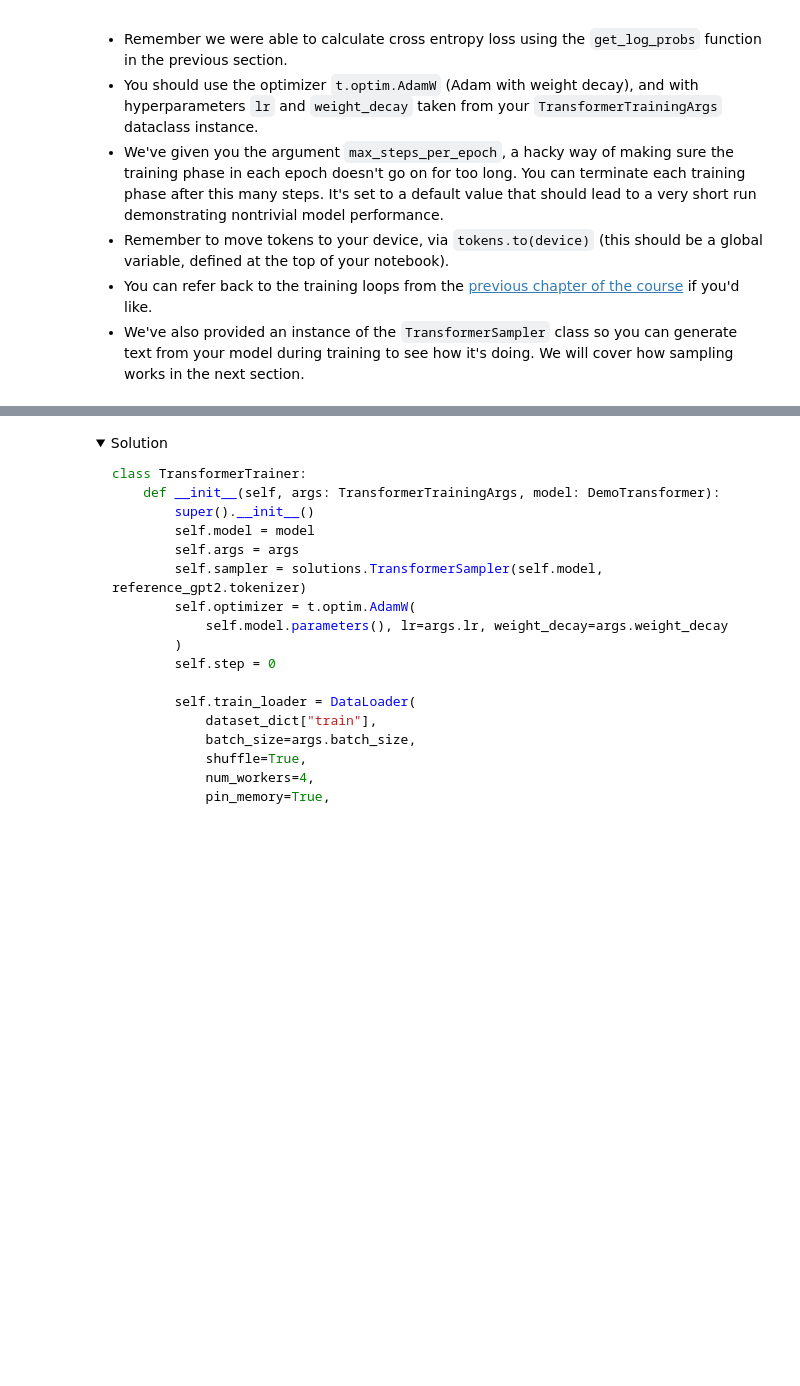
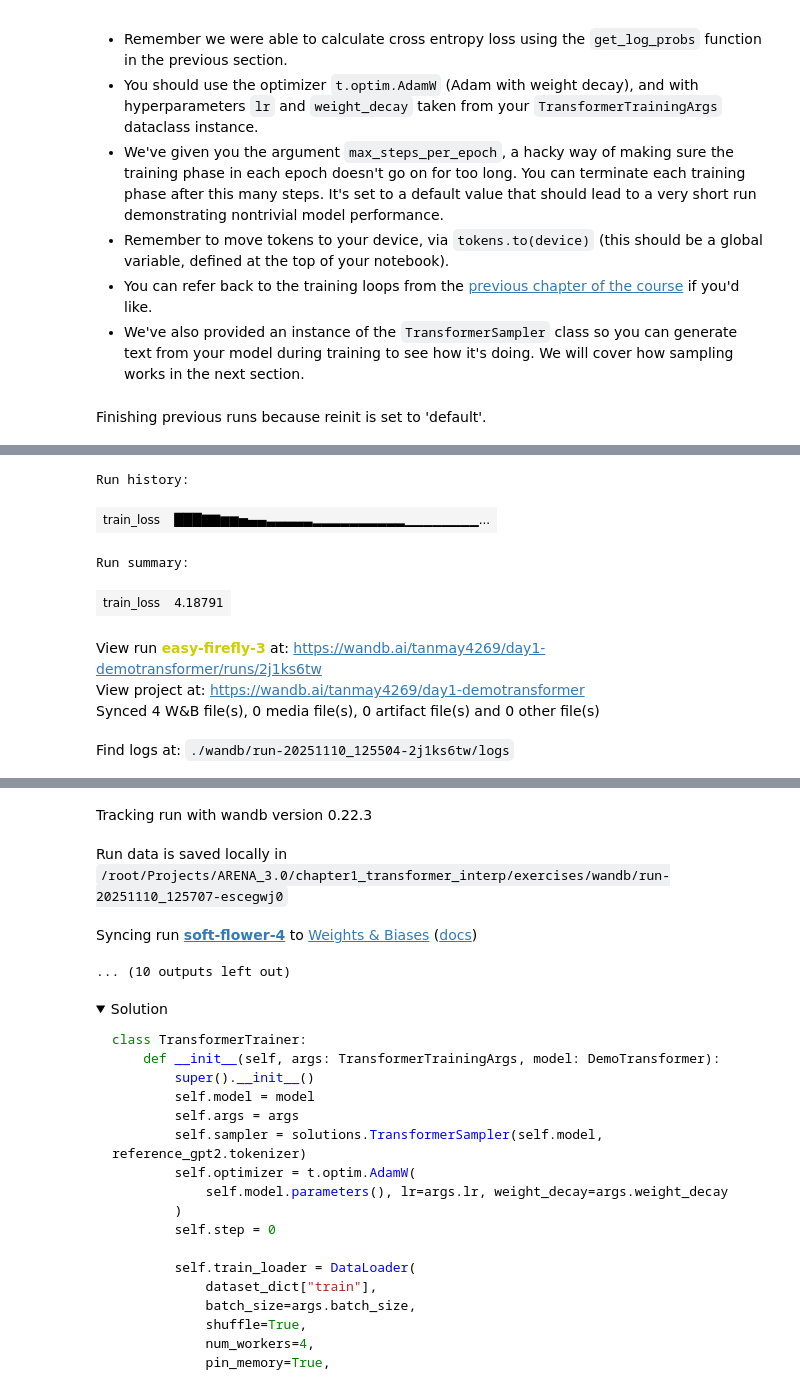
Before and after one commit to tanmay4269/ARENA_3.0, a Jupyter notebook: chapter1_transformer_interp/exercises/part1_transformer_from_scratch/1.1_Transformer_from_Scratch_exercises.ipynb, the cells around one changed output, grey strips where cells are left out. Saved outputs shown, nothing was run; the diff lists cells and outputs as text; code cells hidden in the pictures; folded sections open; blank space fills up the shorter version.

Commit message:
more progress towards learning transformer decoding, in progress tho

```diff
--- a/chapter1_transformer_interp/exercises/part1_transformer_from_scratch/1.1_Transformer_from_Scratch_exercises.ipynb
+++ b/chapter1_transformer_interp/exercises/part1_transformer_from_scratch/1.1_Transformer_from_Scratch_exercises.ipynb
@@ -1016,9 +1024,6 @@ class Embed(nn.Module):
     def forward(
         self, tokens: Int[Tensor, "batch position"]
     ) -> Float[Tensor, "batch position d_model"]:
-        if self.cfg.debug:
-            print(self.W_E.shape, tokens.shape)
-            print(tokens)
         return self.W_E[tokens]
 
 rand_int_test(Embed, [2, 4])
@@ -1708,7 +1707,9 @@ class Unembed(nn.Module):
     def forward(
         self, normalized_resid_final: Float[Tensor, "batch position d_model"]
     ) -> Float[Tensor, "batch position d_vocab"]:
-        raise NotImplementedError()
+        b = normalized_resid_final.shape[0]
+        w_u = einops.repeat(self.W_U, "dm dmlp -> b dm dmlp", b=b)
+        return normalized_resid_final @ w_u + self.b_U
 
 
 rand_float_test(Unembed, [2, 4, 768])
@@ -1761,11 +1771,14 @@ class DemoTransformer(nn.Module):
     def forward(
         self, tokens: Int[Tensor, "batch position"]
     ) -> Float[Tensor, "batch position d_vocab"]:
-        raise NotImplementedError()
+        x = self.embed(tokens) + self.pos_embed(tokens)
+        for block in self.blocks:
+            x = block(x)
+        x = self.ln_final(x)
+        return self.unembed(x)
 
-
-rand_int_test(DemoTransformer, [2, 4])
-load_gpt2_test(DemoTransformer, reference_gpt2, tokens)
+# rand_int_test(DemoTransformer, [2, 4])
+# load_gpt2_test(DemoTransformer, reference_gpt2, tokens)
 # %% [markdown]
 <details><summary>Solution</summary>
 
@@ -1833,7 +1851,7 @@ print(f"Avg probability assigned to correct token: {pred_log_probs.exp().mean():
 # %% [markdown]
 We can also greedily generate text, by taking the most likely next token and continually appending it to our prompt before feeding it back into the model:
 # %%
-test_string = """Mitigating the risk of extinction from AI should be a global priority alongside other societal-scale risks such as"""
+test_string = """Mitigating the risk of extinction from AI should be a global priority..."""
 for i in tqdm(range(100)):
     test_tokens = reference_gpt2.to_tokens(test_string).to(device)
     demo_logits = demo_gpt2(test_tokens)
@@ -1991,7 +2039,16 @@ class TransformerTrainer:
 
         Remember that `batch` is a dictionary with the single key 'tokens'.
         """
-        raise NotImplementedError()
+        tokens = batch["tokens"].to(device)
+        logits = self.model(tokens)
+        loss = -get_log_probs(logits, tokens).mean()
+
+        loss.backward()
+        self.optimizer.step()
+        self.optimizer.zero_grad()
+        self.step += 1
+        wandb.log({"train_loss": loss}, step=self.step)
+
         return loss
 
     @t.inference_mode()
@@ -1999,11 +2056,23 @@ class TransformerTrainer:
         """
         Evaluate the model on the test set and return the accuracy.
         """
+
         self.model.eval()
-        #
-        # YOUR CODE HERE - fill in the `evaluate` method
-        #
+        num_correct, num_samples = 0, 0
+
+        for i, batch in enumerate(self.test_loader):
+            tokens = batch["tokens"].to(device)
+            logits = self.model(tokens)
+            logits = logits[:, :-1]
+            pred = t.argmax(logits, dim=-1)
+            num_correct += (pred == tokens[:, 1:]).sum().item()
+            num_samples += tokens.shape[0] * (tokens.shape[1] - 1)
+
+
+        accuracy = num_correct / num_samples
+        wandb.log({"accuracy": accuracy}, step=self.step)
         self.model.train()
+
         return accuracy
 
     def train(self):
@@ -2038,3 +2107,5 @@ model = DemoTransformer(model_cfg).to(device)
 args = TransformerTrainingArgs()
 trainer = TransformerTrainer(args, model)
 trainer.train()
+# %% [output]
+Finishing previous runs because reinit is set to 'default'.
@@ -2040,0 +2113,8 @@ trainer.train()
+Run history:
+| train_loss | ███▇▇▆▆▅▄▄▃▃▃▃▃▂▂▂▂▂▂▂▂▂▂▁▁▁▁▁▁▁▁... |
+Run summary:
+| train_loss | 4.18791 |
+View run easy-firefly-3 at: https://wandb.ai/tanmay4269/day1-demotransformer/runs/2j1ks6tw
+View project at: https://wandb.ai/tanmay4269/day1-demotransformer
+Synced 4 W&B file(s), 0 media file(s), 0 artifact file(s) and 0 other file(s)
+Find logs at: ./wandb/run-20251110_125504-2j1ks6tw/logs
@@ -2041,3 +2122,7 @@ trainer.train()
+Tracking run with wandb version 0.22.3
+Run data is saved locally in /root/Projects/ARENA_3.0/chapter1_transformer_interp/exercises/wandb/run-20251110_125707-escegwj0
+Syncing run soft-flower-4 to Weights & Biases (docs)
+... (10 outputs left out)
 # %% [markdown]
 <details><summary>Solution</summary>
 
```
Also changed, not shown: parts of 13 cells of this notebook, 1 other file.
